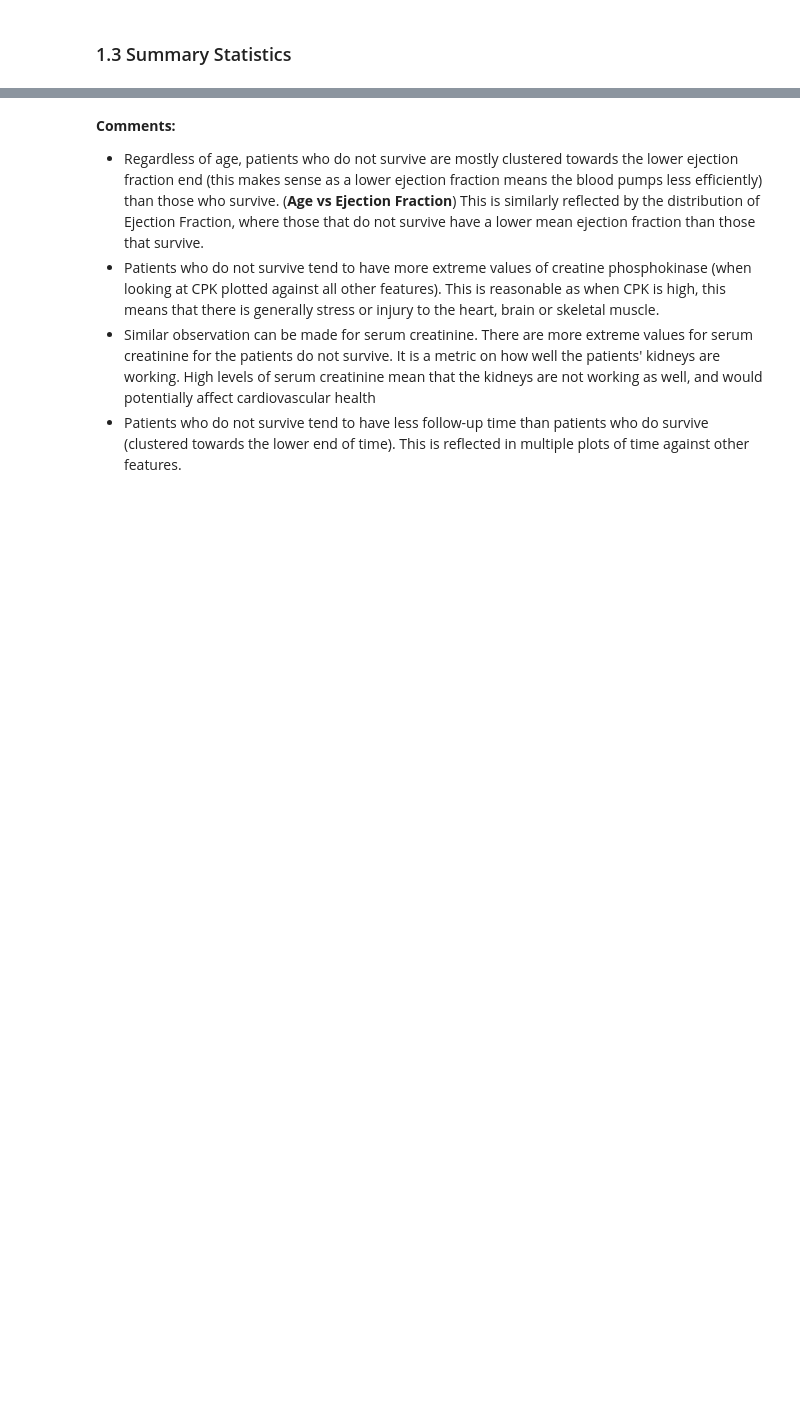
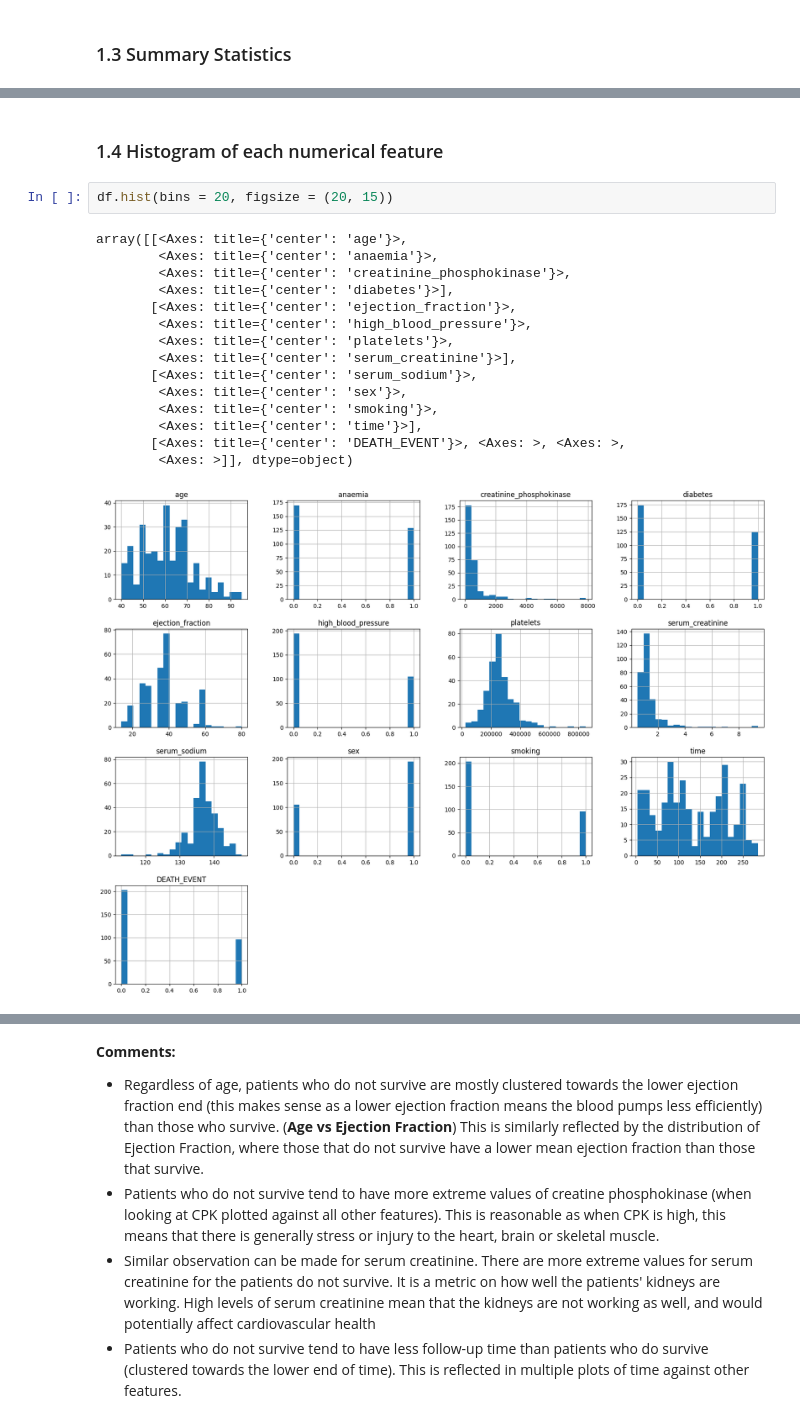
Before and after one commit to VivianZhang199/Predicting-Heart-Failure, a Jupyter notebook: heart-failure-prediction.ipynb, the cells around one changed output, grey strips where cells are left out. Drawn from its saved outputs; the diff is of its cells as text; blank space fills up the shorter version.

```diff
--- a/heart-failure-prediction.ipynb
+++ b/heart-failure-prediction.ipynb
@@ -68,3 +73,23 @@ df.describe().transpose()
 | smoking | 299.0 | 0.321070 | 0.467670 | 0.0 | 0.0 | 0.0 | 1.0 | 1.0 |
 | time | 299.0 | 130.260870 | 77.614208 | 4.0 | 73.0 | 115.0 | 203.0 | 285.0 |
 | DEATH_EVENT | 299.0 | 0.321070 | 0.467670 | 0.0 | 0.0 | 0.0 | 1.0 | 1.0 |
+# %% [markdown]
+### 1.4 Histogram of each numerical feature
+# %%
+df.hist(bins = 20, figsize = (20, 15))
+# %% [output]
+array([[<Axes: title={'center': 'age'}>,
+        <Axes: title={'center': 'anaemia'}>,
+        <Axes: title={'center': 'creatinine_phosphokinase'}>,
+        <Axes: title={'center': 'diabetes'}>],
+       [<Axes: title={'center': 'ejection_fraction'}>,
+        <Axes: title={'center': 'high_blood_pressure'}>,
+        <Axes: title={'center': 'platelets'}>,
+        <Axes: title={'center': 'serum_creatinine'}>],
+       [<Axes: title={'center': 'serum_sodium'}>,
+        <Axes: title={'center': 'sex'}>,
+        <Axes: title={'center': 'smoking'}>,
+        <Axes: title={'center': 'time'}>],
+       [<Axes: title={'center': 'DEATH_EVENT'}>, <Axes: >, <Axes: >,
+        <Axes: >]], dtype=object)
+[figure, added]
```
Also changed, not shown: parts of 48 cells of this notebook.
